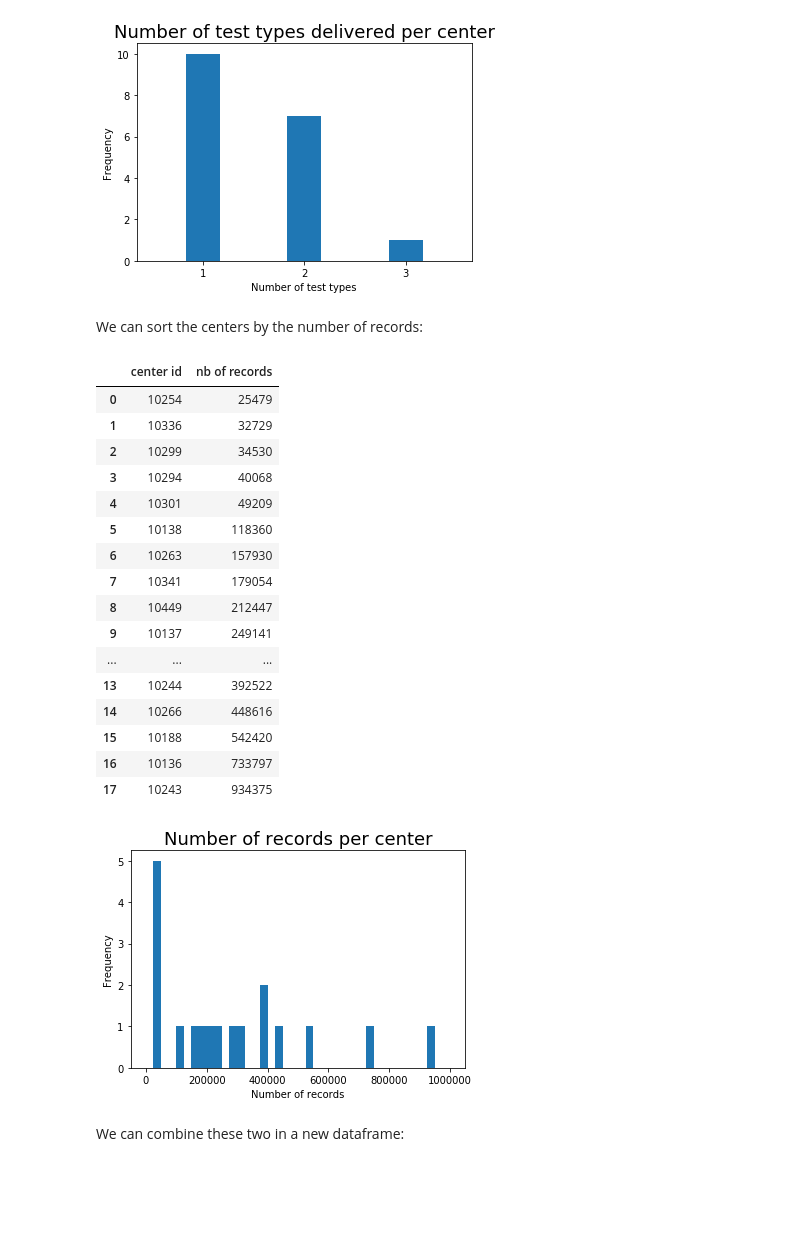
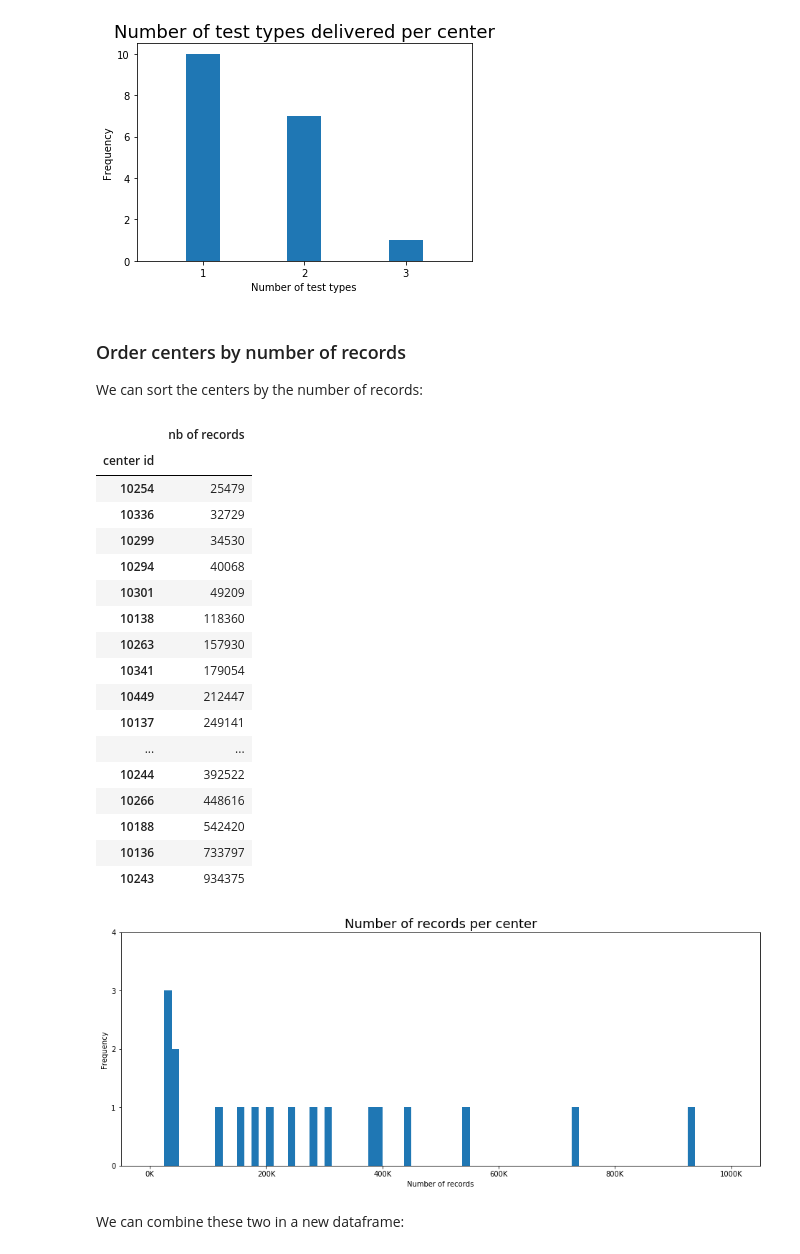
Before and after one commit to antoinechoffrut/UHCW, a Jupyter notebook: UHCW_EDA.ipynb, the cells around one changed output. Saved outputs shown, nothing was run; the diff lists cells and outputs as text; code cells hidden in the pictures; blank space fills up the shorter version.

```diff
--- a/UHCW_EDA.ipynb
+++ b/UHCW_EDA.ipynb
@@ -79,7 +306,7 @@ Work with a copy, `df`, do some preprocessing.
 **Note.** The timestamp localization and conversion may take some time on a regular computer (several minutes for 5117059 records).
 # %%
 %%time
-print(datetime.datetime.now().strftime("%A %d %B %Y, %H:%M:%S"))
+print(datetime.datetime.now().strftime("Time: %H:%M:%S"))
 
 df = raw_data.copy()
 
@@ -87,13 +314,8 @@ df = df[['appointment timestamp', 'center id', 'center age group', 'test type',
 df.columns = ['appointment', 'id', 'age group', 'test type', 'grab']
 
 df['appointment'] = pd.to_datetime(df['appointment'])
-
-df['appointment'] = df['appointment'].apply(lambda ts: ts.tz_localize(tz_london))
-
 df['grab'] = pd.to_datetime(df['grab'])
 
 
-df['grab'] = df['grab'].apply(lambda ts: ts.tz_localize(tz_utc).tz_convert(tz_london))
-
 df = df[['id', 'test type', 'age group', 'grab', 'appointment']]
 # %% [output]
@@ -241,40 +474,45 @@ ax.grid();
 # %% [output]
 [figure]
 # %% [markdown]
+### Order centers by number of records
+
 We can sort the centers by the number of records:
 # %%
 centers_ordered_by_records = df.groupby('id')['test type'].count().reset_index().sort_values(
     ['test type', 'id']).rename(
     index=str, columns={'id': 'center id', 'test type': 'nb of records'}
-).reset_index(drop=True)
+).set_index("center id")
 centers_ordered_by_records
 # %% [output]
-|  | center id | nb of records |
-| 0 | 10254 | 25479 |
-| 1 | 10336 | 32729 |
-| 2 | 10299 | 34530 |
-| 3 | 10294 | 40068 |
-| 4 | 10301 | 49209 |
-| 5 | 10138 | 118360 |
-| 6 | 10263 | 157930 |
-| 7 | 10341 | 179054 |
-| 8 | 10449 | 212447 |
-| 9 | 10137 | 249141 |
-| ... | ... | ... |
-| 13 | 10244 | 392522 |
-| 14 | 10266 | 448616 |
-| 15 | 10188 | 542420 |
-| 16 | 10136 | 733797 |
-| 17 | 10243 | 934375 |
+|  | nb of records |
+| center id |  |
+| 10254 | 25479 |
+| 10336 | 32729 |
+| 10299 | 34530 |
+| 10294 | 40068 |
+| 10301 | 49209 |
+| 10138 | 118360 |
+| 10263 | 157930 |
+| 10341 | 179054 |
+| 10449 | 212447 |
+| 10137 | 249141 |
+| ... | ... |
+| 10244 | 392522 |
+| 10266 | 448616 |
+| 10188 | 542420 |
+| 10136 | 733797 |
+| 10243 | 934375 |
 # %%
-fig, ax = plt.subplots()
-centers_ordered_by_records['nb of records'].hist(ax=ax, range=(0, 1e6), bins=40);
+fig, ax = plt.subplots(figsize=(16, 6))
+centers_ordered_by_records['nb of records'].hist(ax=ax, range=(0, 1*1e6), bins=80);
 ax.set_title("Number of records per center", fontsize=18);
 ax.set_xlabel("Number of records");
+ax.set_xticklabels(["{0}K".format(int(x//1e3)) for x in ax.get_xticks()])
 ax.set_ylabel("Frequency");
+ax.set_yticks(range(5))
 ax.grid();
 # %% [output]
-[figure, old version]
+[figure, new version]
 # %% [markdown]
 We can combine these two in a new dataframe:
 # %%
```
Also changed, not shown: parts of 46 cells of this notebook.
